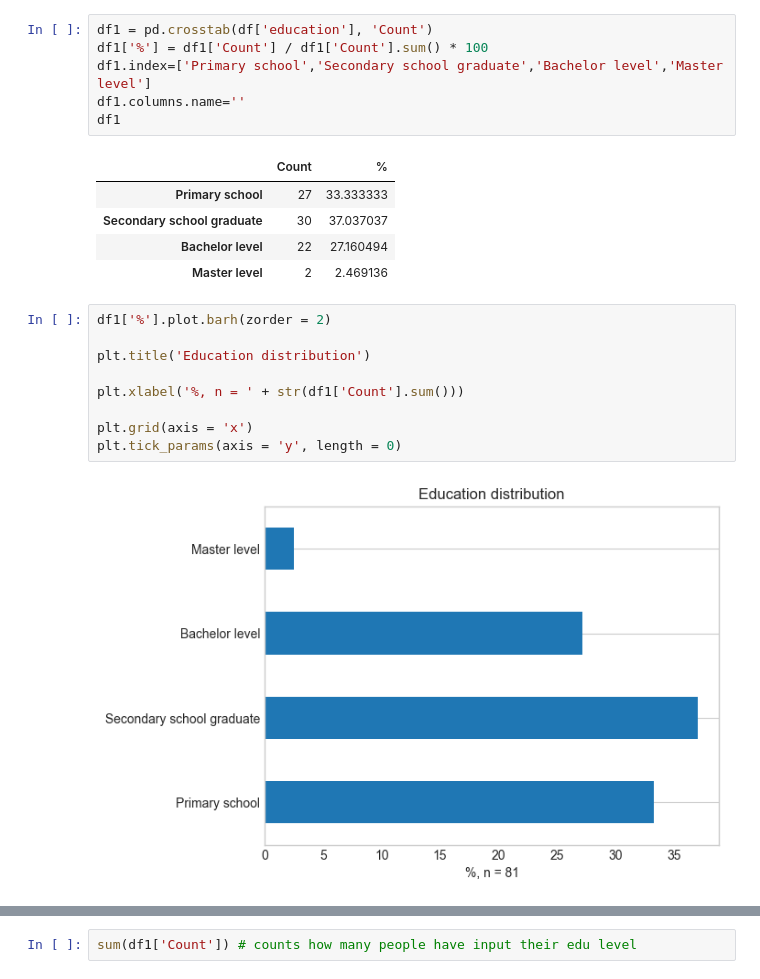
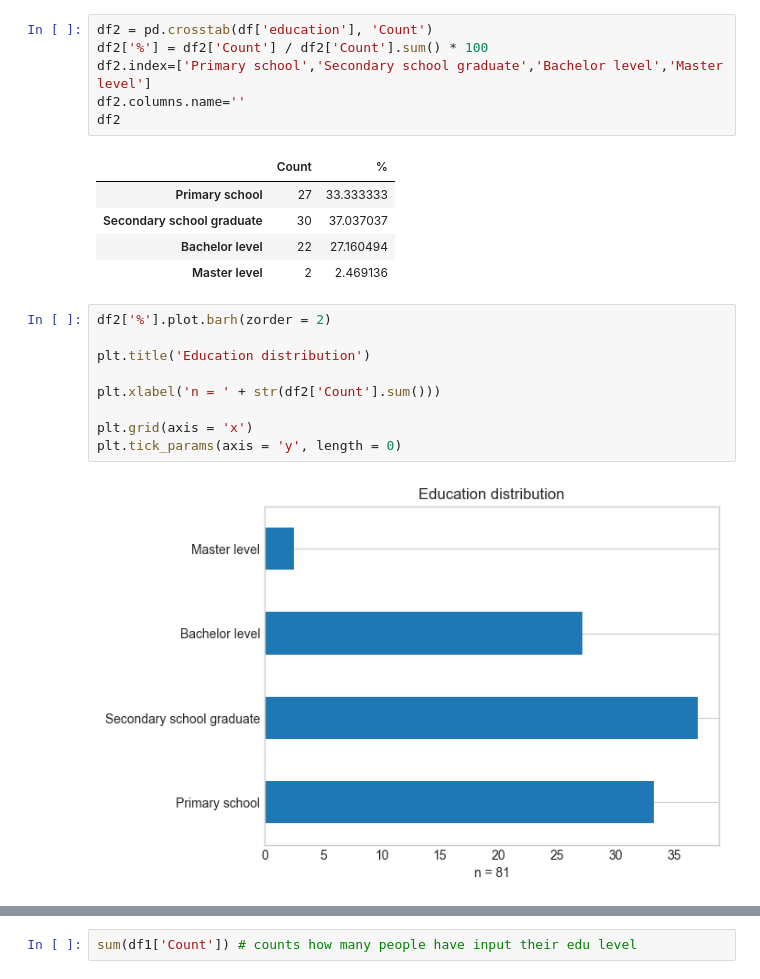
Before and after one commit to KatieRJ/BigDataProject, a Jupyter notebook: project.ipynb, the cells around one changed output, grey strips where cells are left out. Saved outputs shown, nothing was run; the diff lists cells and outputs as text.

```diff
--- a/project.ipynb
+++ b/project.ipynb
@@ -114,9 +121,9 @@ df1
 # %%
-df1 = pd.crosstab(df['education'], 'Count')
-df1['%'] = df1['Count'] / df1['Count'].sum() * 100
-df1.index=['Primary school','Secondary school graduate','Bachelor level','Master level']
-df1.columns.name=''
-df1
+df2 = pd.crosstab(df['education'], 'Count')
+df2['%'] = df2['Count'] / df2['Count'].sum() * 100
+df2.index=['Primary school','Secondary school graduate','Bachelor level','Master level']
+df2.columns.name=''
+df2
 # %% [output]
 |  | Count | % |
 | Primary school | 27 | 33.333333 |
@@ -124,13 +131,13 @@ df1
 | Bachelor level | 22 | 27.160494 |
 | Master level | 2 | 2.469136 |
 # %%
-df1['%'].plot.barh(zorder = 2)
+df2['%'].plot.barh(zorder = 2)
 
 plt.title('Education distribution')
 
-plt.xlabel('%, n = ' + str(df1['Count'].sum()))
+plt.xlabel('n = ' + str(df2['Count'].sum()))
 
 plt.grid(axis = 'x')
 plt.tick_params(axis = 'y', length = 0)
 # %% [output]
-[figure, old version]
+[figure, new version]
```
Also changed, not shown: parts of 22 cells of this notebook.
